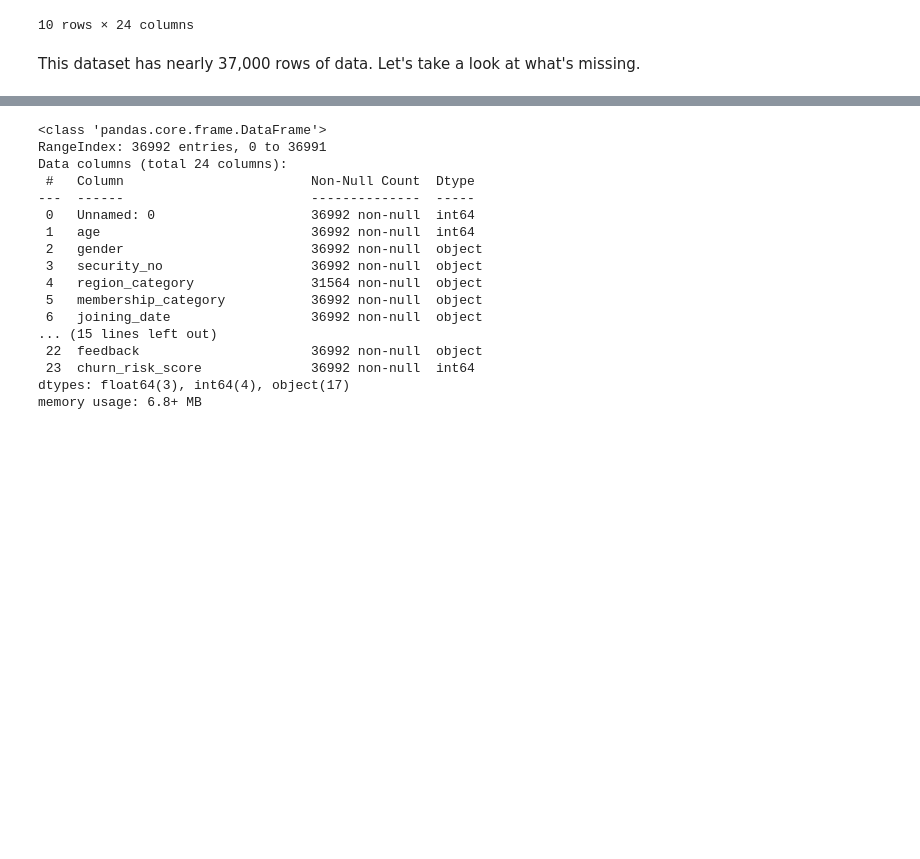
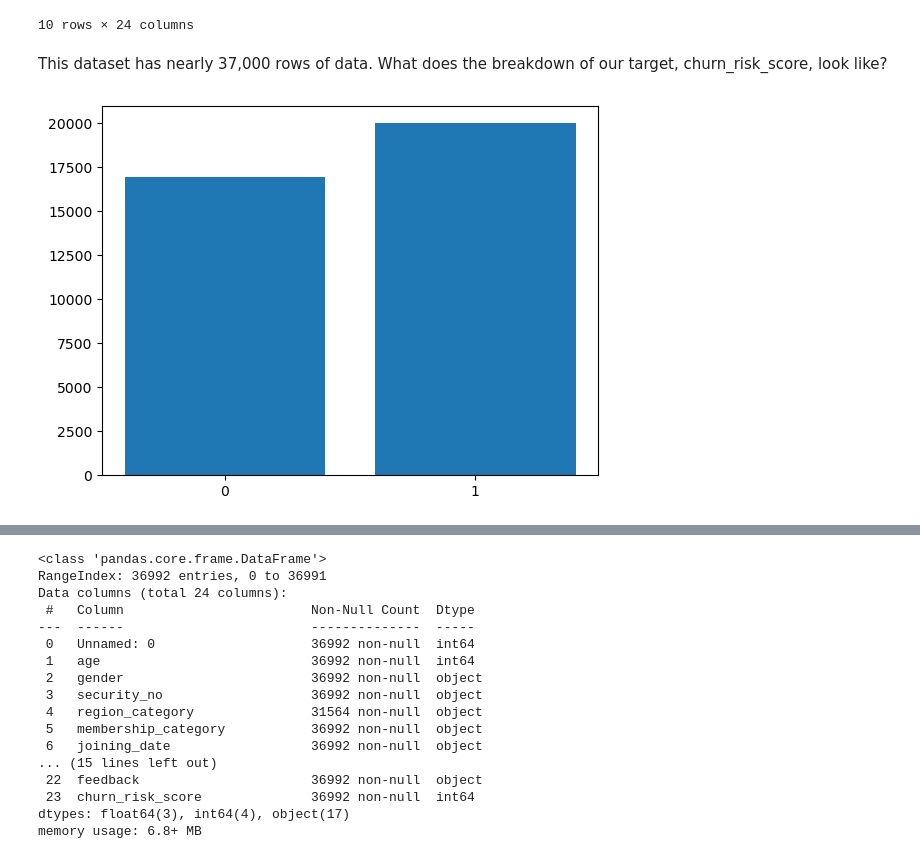
Before and after one commit to npagrawal/Churn-Rate-Machine-Learning, a Jupyter notebook: Notebook Scratch.ipynb, the cells around one changed output, grey strips where cells are left out. Saved outputs shown, nothing was run; the diff lists cells and outputs as text; code cells hidden in the pictures; blank space fills up the shorter version.

```diff
--- a/Notebook Scratch.ipynb
+++ b/Notebook Scratch.ipynb
@@ -45,4 +52,13 @@ df.head(10)
 | 9 | 9 | 45 | F | ZHP4MCR | Town | No Membership | 2016-11-30 | ... |
 10 rows × 24 columns
 # %% [markdown]
-This dataset has nearly 37,000 rows of data. Let's take a look at what's missing.
+This dataset has nearly 37,000 rows of data. What does the breakdown of our target, churn_risk_score, look like?
+# %%
+class_0 = (df["churn_risk_score"] == 0).sum()
+class_1 = (df["churn_risk_score"] == 1).sum()
+
+plt.bar([0, 1], [class_0, class_1])
+plt.xticks(np.arange(0, 2, step=1))
+plt.show()
+# %% [output]
+[figure, added]
```
Also changed, not shown: parts of 71 cells of this notebook.
